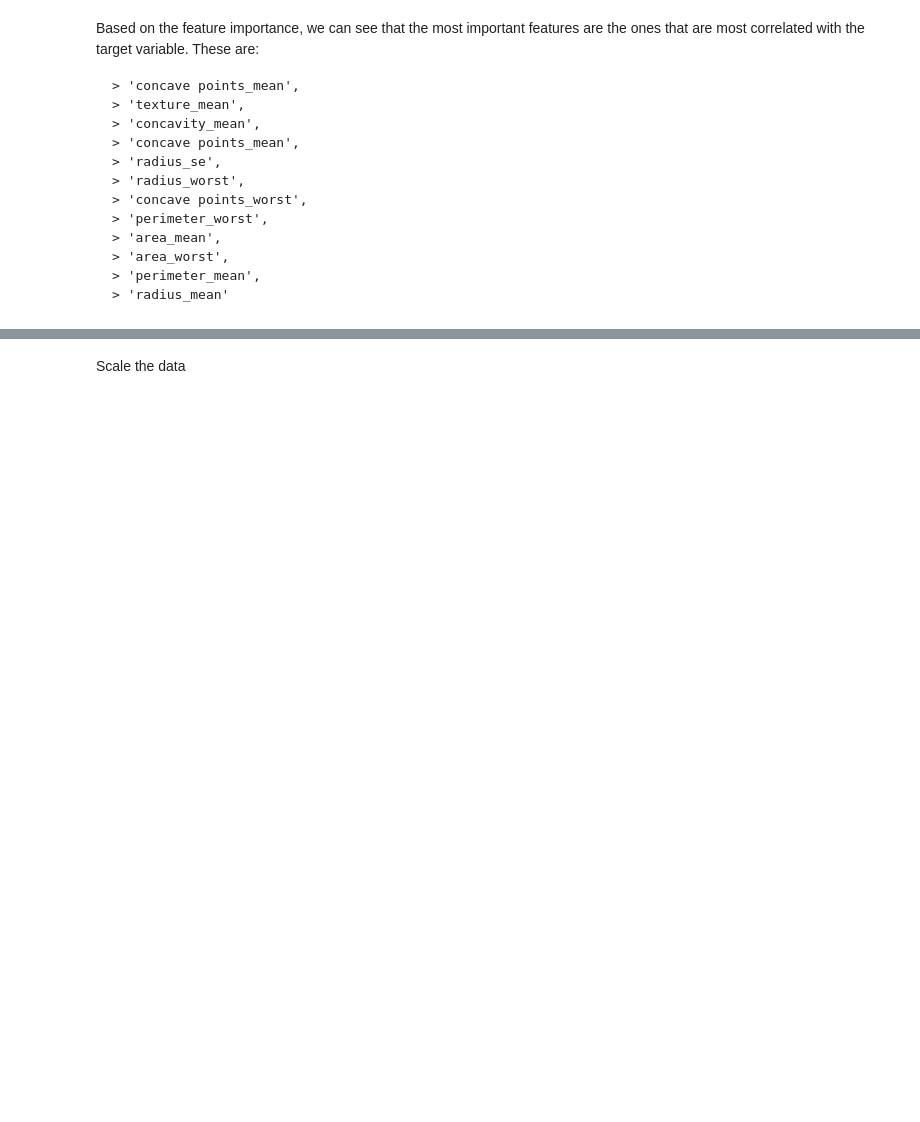
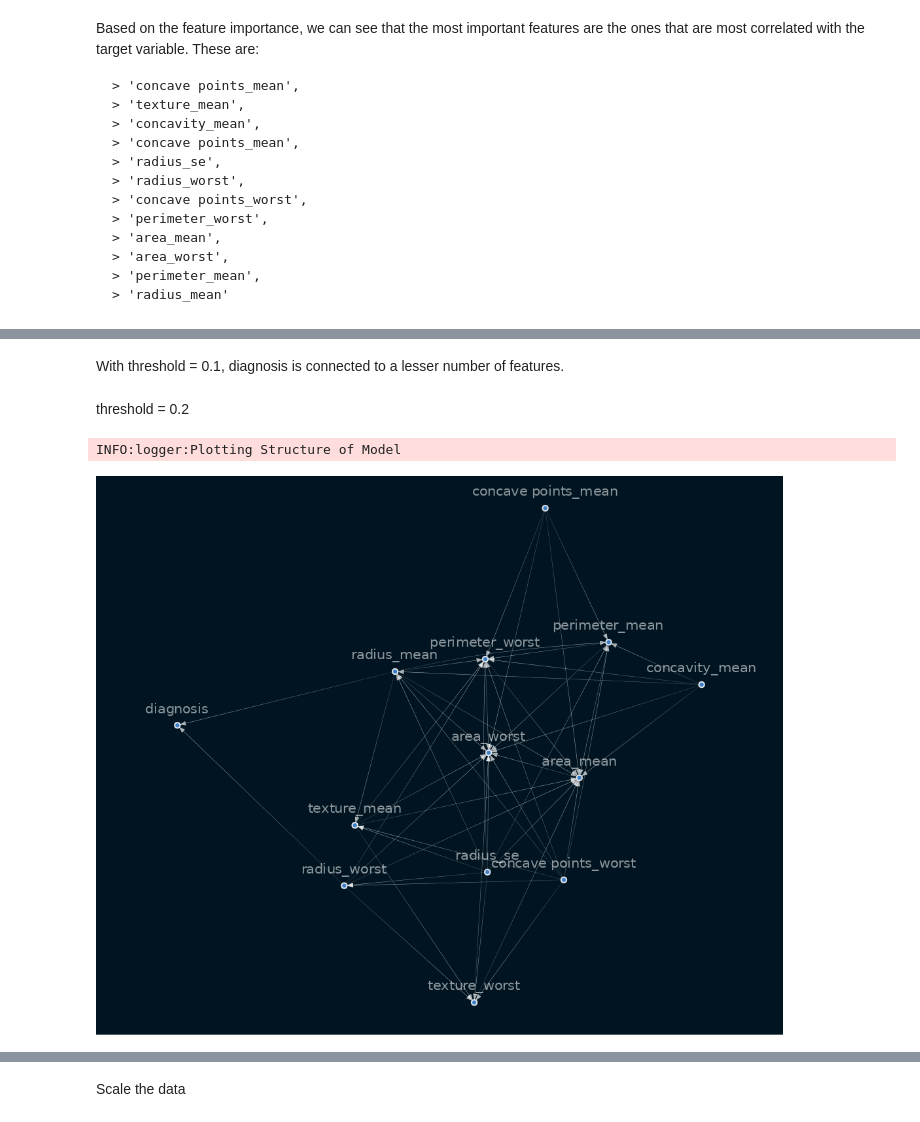
Before and after one commit to jedisam/Causal_inference, a Jupyter notebook: notebooks/causality.ipynb, the cells around one changed output, grey strips where cells are left out. Saved outputs shown, nothing was run; the diff lists cells and outputs as text; code cells hidden in the pictures; blank space fills up the shorter version.

```diff
--- a/notebooks/causality.ipynb
+++ b/notebooks/causality.ipynb
@@ -152,0 +166,9 @@ plot_structure_model(sml, threshold=0.1)
+# %% [markdown]
+With threshold = 0.1, diagnosis is connected to a lesser number of features.
+# %% [markdown]
+threshold = 0.2
+# %%
+causal.plot_structure_model(sm, threshold=0.2)
+# %% [output]
+INFO:logger:Plotting Structure of Model
+[figure, added]
```
Also changed, not shown: parts of 26 cells of this notebook.
